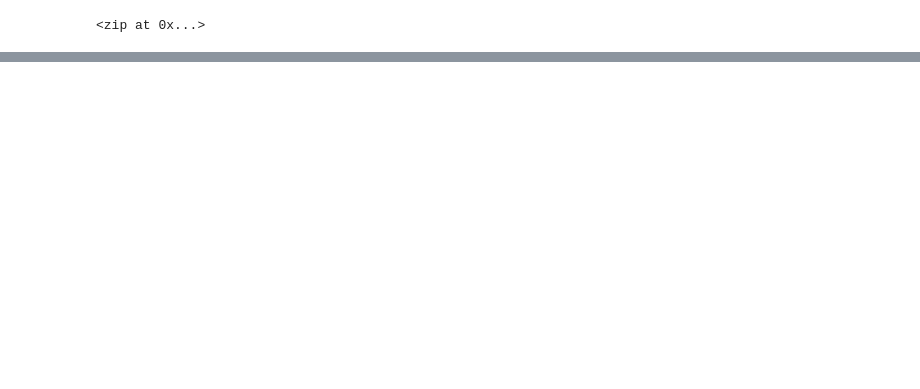
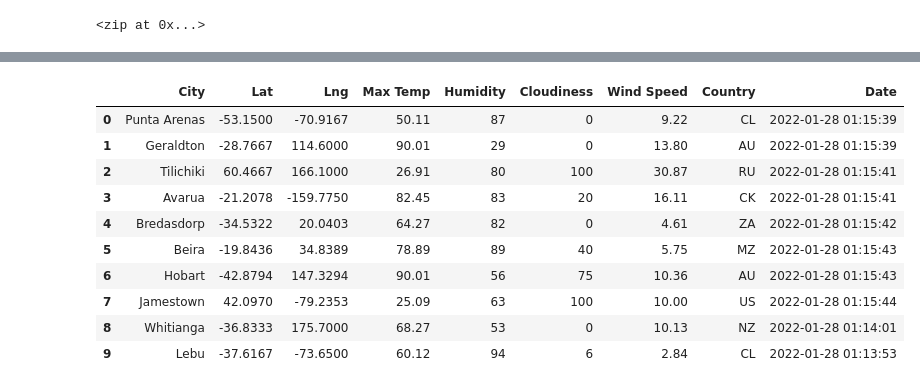
Before and after one commit to mkirsch2/World_Weather_Analysis, a Jupyter notebook: WeatherPy.ipynb, the cells around one changed output, grey strips where cells are left out. Cells and saved outputs as stored; diff of their text form; code cells hidden in the pictures; blank space fills up the shorter version.

Commit message:
Module 6.2.7 commit

```diff
--- a/WeatherPy.ipynb
+++ b/WeatherPy.ipynb
@@ -3,6 +3,19 @@
 import pandas as pd
 import matplotlib as plt
 import numpy as np
+
+# Import the requests library.
+import requests
+
+# Import the API key.
+from config import weather_api_key
+
+# import the time library and the datetime module from teh datetime library.
+import time
+from datetime import datetime
+
+# Starting URL for Weather Map API Call.
+url = "http://api.openweathermap.org/data/2.5/weather?units=Imperial&APPID=" + weather_api_key
 # %%
 # Create a set of random latitude and longitude combinations.
 lats = np.random.uniform(-90, 90, size = 1500)
@@ -34,0 +130,16 @@ len(cities)
+# %%
+# Convert the array of dictionaries to a Pandas DataFrame.
+city_data_df = pd.DataFrame(city_data)
+city_data_df.head(10)
+# %% [output]
+|  | City | Lat | Lng | Max Temp | Humidity | Cloudiness | Wind Speed | Country | Date |
+| 0 | Punta Arenas | -53.1500 | -70.9167 | 50.11 | 87 | 0 | 9.22 | CL | 2022-01-28 01:15:39 |
+| 1 | Geraldton | -28.7667 | 114.6000 | 90.01 | 29 | 0 | 13.80 | AU | 2022-01-28 01:15:39 |
+| 2 | Tilichiki | 60.4667 | 166.1000 | 26.91 | 80 | 100 | 30.87 | RU | 2022-01-28 01:15:41 |
+| 3 | Avarua | -21.2078 | -159.7750 | 82.45 | 83 | 20 | 16.11 | CK | 2022-01-28 01:15:41 |
+| 4 | Bredasdorp | -34.5322 | 20.0403 | 64.27 | 82 | 0 | 4.61 | ZA | 2022-01-28 01:15:42 |
+| 5 | Beira | -19.8436 | 34.8389 | 78.89 | 89 | 40 | 5.75 | MZ | 2022-01-28 01:15:43 |
+| 6 | Hobart | -42.8794 | 147.3294 | 90.01 | 56 | 75 | 10.36 | AU | 2022-01-28 01:15:43 |
+| 7 | Jamestown | 42.0970 | -79.2353 | 25.09 | 63 | 100 | 10.00 | US | 2022-01-28 01:15:44 |
+| 8 | Whitianga | -36.8333 | 175.7000 | 68.27 | 53 | 0 | 10.13 | NZ | 2022-01-28 01:14:01 |
+| 9 | Lebu | -37.6167 | -73.6500 | 60.12 | 94 | 6 | 2.84 | CL | 2022-01-28 01:13:53 |
```
Also changed, not shown: parts of 4 cells of this notebook, 2 other files.
